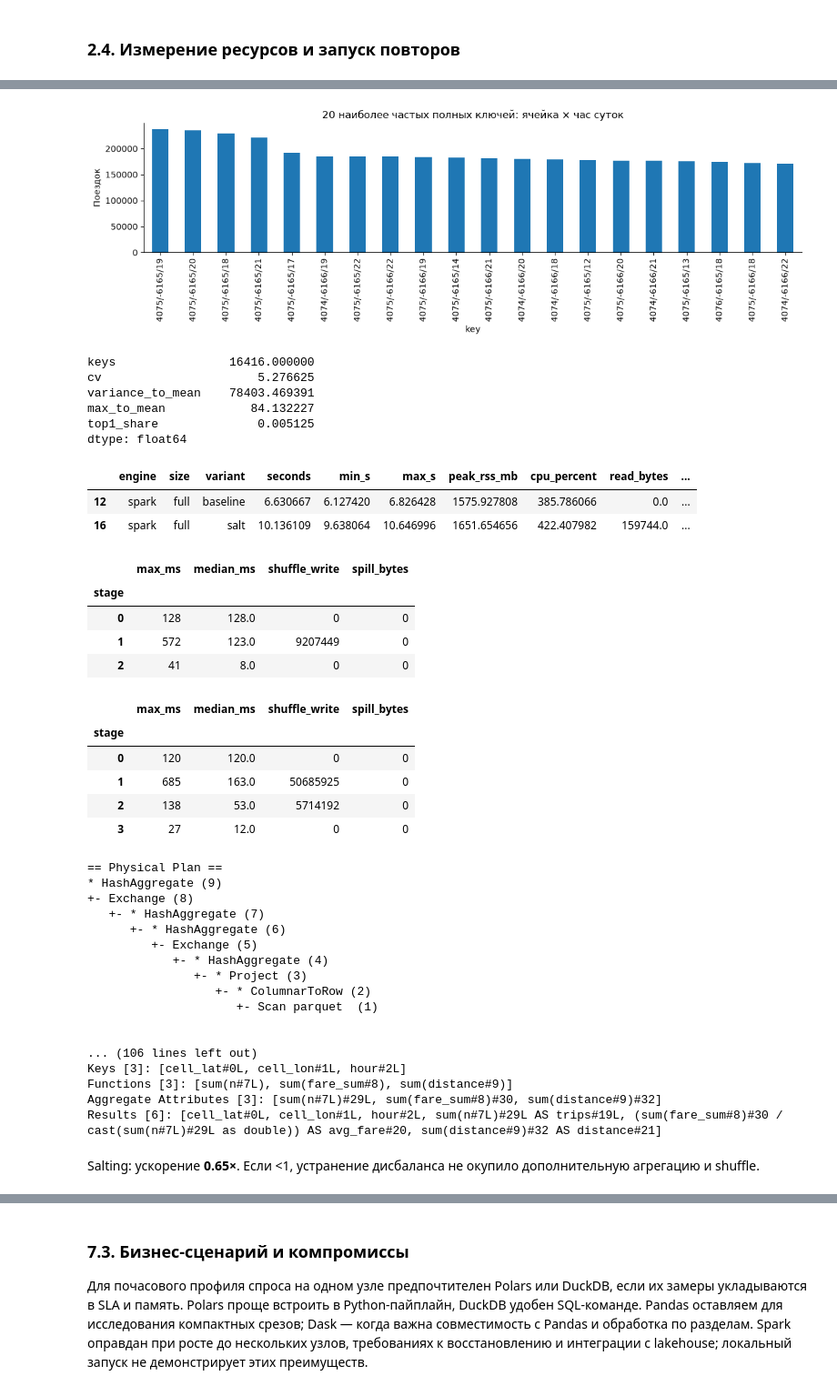
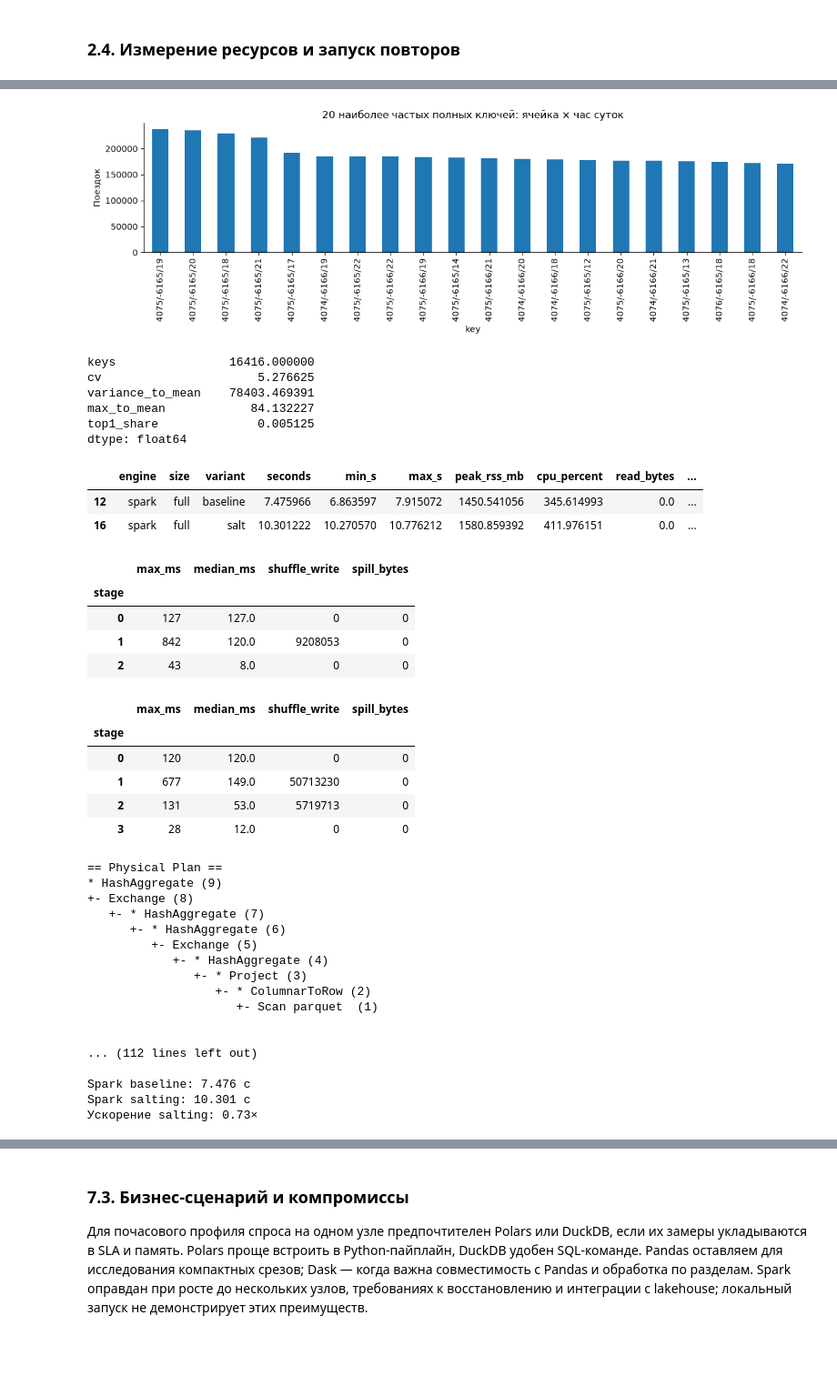
Before and after one commit to dkozlov-code/bigdata-engine-benchmark, a Jupyter notebook: notebooks/benchmark.ipynb, the cells around one changed output, grey strips where cells are left out. Shown at 91% size. Cells and saved outputs as stored; diff of their text form; code cells hidden in the pictures; blank space fills up the shorter version.

```diff
--- a/notebooks/benchmark.ipynb
+++ b/notebooks/benchmark.ipynb
@@ -762,38 +789,40 @@ def skew():
                           max_to_mean=np.max(counts)/np.mean(counts),
                           top1_share=counts[0]/counts.sum()))
 # %%
-display(skew())
+skew_metrics = skew()
+display(skew_metrics)
 display(table.query("engine == 'spark' and size == 'full' and variant in ['baseline', 'salt']"))
 for variant in ['baseline', 'salt']:
     t = stages(f'spark-full-{variant}-0')
     display(t.groupby('stage').agg(max_ms=('duration_ms', 'max'), median_ms=('duration_ms', 'median'),
                                  shuffle_write=('shuffle_write', 'sum'), spill_bytes=('spill_bytes', 'sum')))
 print((ARTIFACTS / 'plan-spark-full-salt-0.txt').read_text())
 base = table.query("engine == 'spark' and size == 'full'").set_index('variant')
-display(Markdown(f'Salting: ускорение **{base.loc["baseline", "seconds"]/base.loc["salt", "seconds"]:.2f}×**. '
-                 'Если <1, устранение дисбаланса не окупило дополнительную агрегацию и shuffle.'))
+print(f'Spark baseline: {base.loc["baseline", "seconds"]:.3f} с')
+print(f'Spark salting: {base.loc["salt", "seconds"]:.3f} с')
+print(f'Ускорение salting: {base.loc["baseline", "seconds"]/base.loc["salt", "seconds"]:.2f}×')
 # %% [output]
 [figure]
 keys                16416.000000
 cv                      5.276625
 variance_to_mean    78403.469391
 max_to_mean            84.132227
 top1_share              0.005125
 dtype: float64
 |  | engine | size | variant | seconds | min_s | max_s | peak_rss_mb | cpu_percent | read_bytes | ... |
-| 12 | spark | full | baseline | 6.630667 | 6.127420 | 6.826428 | 1575.927808 | 385.786066 | 0.0 | ... |
-| 16 | spark | full | salt | 10.136109 | 9.638064 | 10.646996 | 1651.654656 | 422.407982 | 159744.0 | ... |
+| 12 | spark | full | baseline | 7.475966 | 6.863597 | 7.915072 | 1450.541056 | 345.614993 | 0.0 | ... |
+| 16 | spark | full | salt | 10.301222 | 10.270570 | 10.776212 | 1580.859392 | 411.976151 | 0.0 | ... |
 |  | max_ms | median_ms | shuffle_write | spill_bytes |
 | stage |  |  |  |  |
-| 0 | 128 | 128.0 | 0 | 0 |
-| 1 | 572 | 123.0 | 9207449 | 0 |
-| 2 | 41 | 8.0 | 0 | 0 |
+| 0 | 127 | 127.0 | 0 | 0 |
+| 1 | 842 | 120.0 | 9208053 | 0 |
+| 2 | 43 | 8.0 | 0 | 0 |
 |  | max_ms | median_ms | shuffle_write | spill_bytes |
 | stage |  |  |  |  |
 | 0 | 120 | 120.0 | 0 | 0 |
-| 1 | 685 | 163.0 | 50685925 | 0 |
-| 2 | 138 | 53.0 | 5714192 | 0 |
-| 3 | 27 | 12.0 | 0 | 0 |
+| 1 | 677 | 149.0 | 50713230 | 0 |
+| 2 | 131 | 53.0 | 5719713 | 0 |
+| 3 | 28 | 12.0 | 0 | 0 |
 == Physical Plan ==
 * HashAggregate (9)
 +- Exchange (8)
@@ -806,10 +835,9 @@ dtype: float64
                      +- Scan parquet  (1)
 
 
-... (106 lines left out)
-Keys [3]: [cell_lat#0L, cell_lon#1L, hour#2L]
-Functions [3]: [sum(n#7L), sum(fare_sum#8), sum(distance#9)]
-Aggregate Attributes [3]: [sum(n#7L)#29L, sum(fare_sum#8)#30, sum(distance#9)#32]
-Results [6]: [cell_lat#0L, cell_lon#1L, hour#2L, sum(n#7L)#29L AS trips#19L, (sum(fare_sum#8)#30 / cast(sum(n#7L)#29L as double)) AS avg_fare#20, sum(distance#9)#32 AS distance#21]
+... (112 lines left out)
+
+Spark baseline: 7.476 с
+Spark salting: 10.301 с
+Ускорение salting: 0.73×
-Salting: ускорение **0.65×**. Если <1, устранение дисбаланса не окупило дополнительную агрегацию и shuffle.
 # %% [markdown]
```
Also changed, not shown: parts of 24 cells of this notebook.
